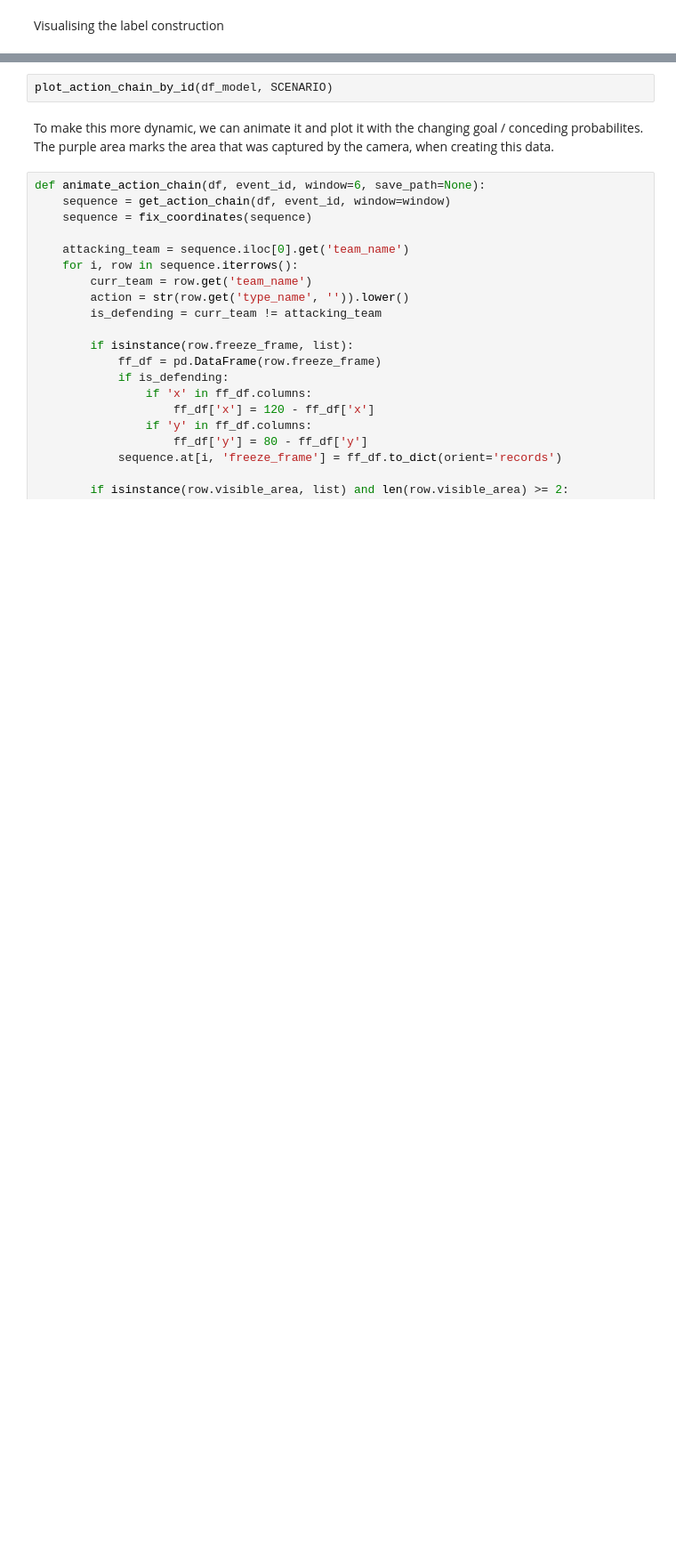
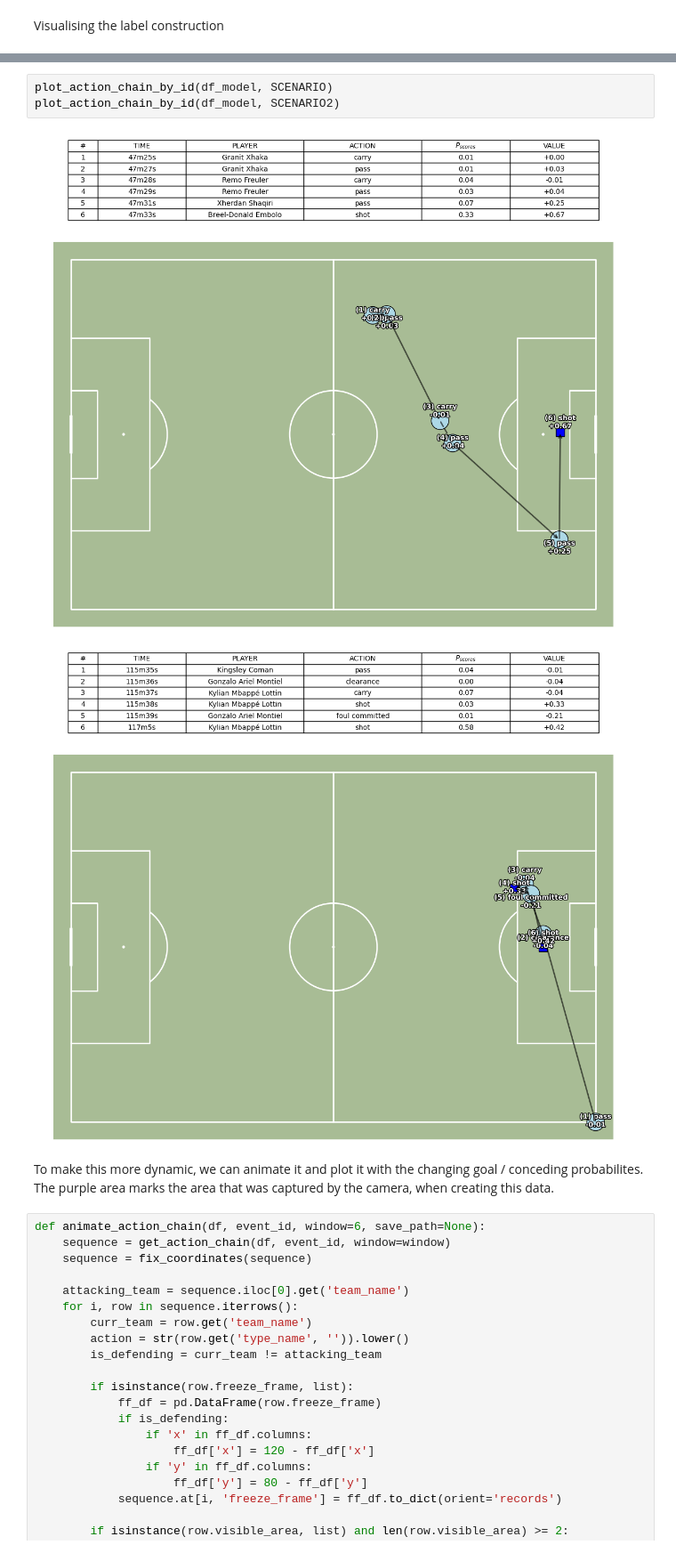
Before and after one commit to manueltuor/Data-Science-Project, a Jupyter notebook: 3_Result_Visualization.ipynb, the cells around one changed output, grey strips where cells are left out. Shown: that part at 89% size. Drawn from its saved outputs; the diff is of its cells as text; blank space fills up the shorter version.

```diff
--- a/3_Result_Visualization.ipynb
+++ b/3_Result_Visualization.ipynb
@@ -281,5 +290,9 @@ plot_goal_labels_for_action_chain(df_labels, event_id=SCENARIO, window=9)
 # %%
 plot_action_chain_by_id(df_model, SCENARIO)
+plot_action_chain_by_id(df_model, SCENARIO2)
+# %% [output]
+[figure, added]
+[figure, added]
 # %% [markdown]
 To make this more dynamic, we can animate it and plot it with the changing goal / conceding probabilites. The purple area marks the area that was captured by the camera, when creating this data.
 # %%
```
Also changed, not shown: parts of 9 cells of this notebook.
